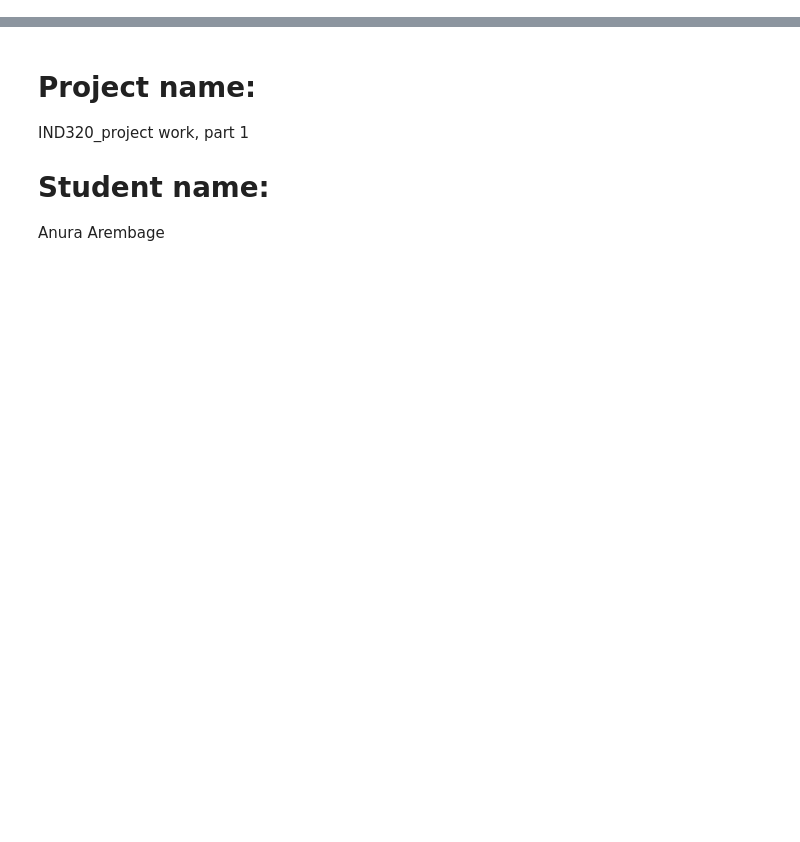
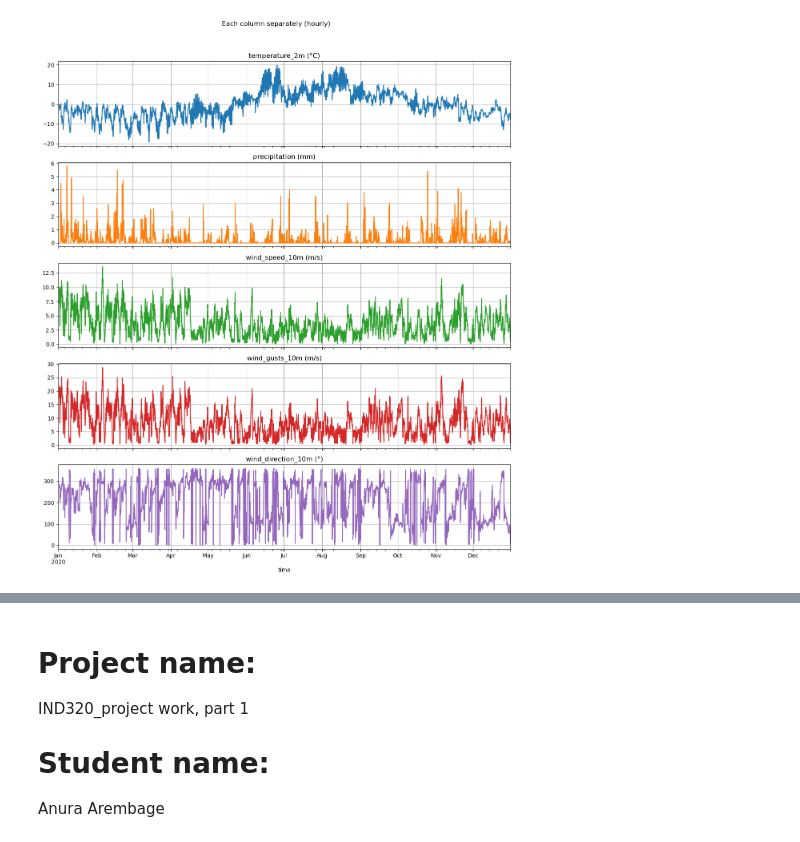
Before and after one commit to Anura-dot/my_streamlit_project, a Jupyter notebook: app.ipynb, the cells around one changed output, grey strips where cells are left out. Cells and saved outputs as stored; diff of their text form; code cells hidden in the pictures; blank space fills up the shorter version.

```diff
--- a/app.ipynb
+++ b/app.ipynb
@@ -0,0 +1,17 @@
+# %%
+import pandas as pd
+import matplotlib.pyplot as plt
+import numpy as np
+
+# So plots look better by default
+plt.rcParams["figure.figsize"] = (11, 4)
+plt.rcParams["axes.grid"] = True
+# %%
+# Load the data
+csv_path = "data/open-meteo-subset.csv"
+df = pd.read_csv(csv_path, parse_dates=["time"])
+df = df.set_index("time").sort_index()
+
+# Keep only numeric columns for plotting
+num_cols = df.select_dtypes("number").columns.tolist()
+num_cols
@@ -0,0 +42,14 @@
+# %%
+# Plot all numeric columns separately
+axes = df[num_cols].plot(
+    subplots=True, sharex=True, legend=False,
+    layout=(-1, 1), figsize=(12, 2.8 * len(num_cols))
+)
+axes = np.atleast_1d(axes).ravel()
+for ax, col in zip(axes, num_cols):
+    ax.set_title(col)
+
+plt.suptitle("Each column separately (hourly)", y=0.995)
+plt.tight_layout(rect=[0, 0, 1, 0.97])
+# %% [output]
+[figure, added]
```
Also changed, not shown: parts of 6 cells of this notebook.
